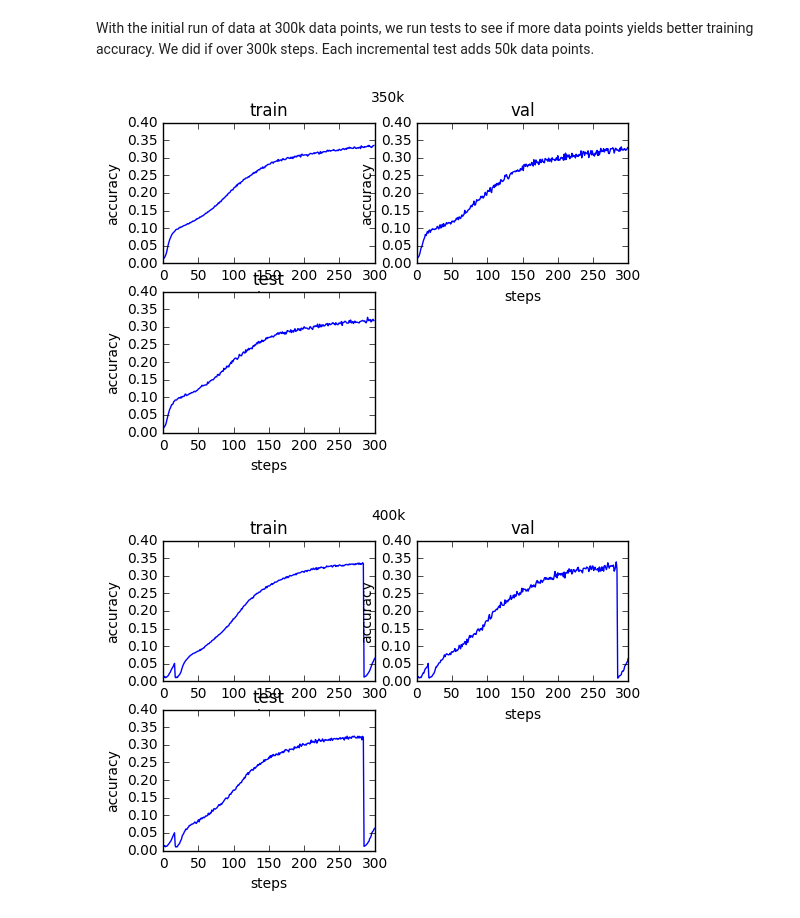
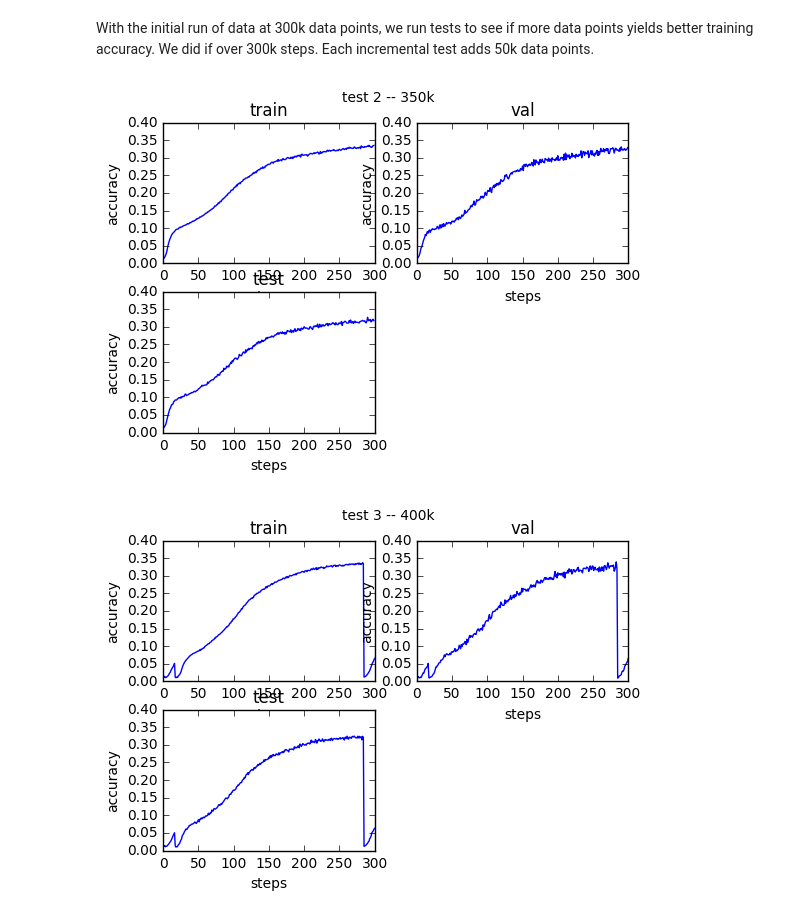
Before and after one commit to gfanti/bitcoin-deanonymization, a Jupyter notebook: vis-tests.ipynb, the cells around one changed output. Saved outputs shown, nothing was run; the diff lists cells and outputs as text; code cells hidden in the pictures.

```diff
--- a/vis-tests.ipynb
+++ b/vis-tests.ipynb
@@ -112,6 +118,15 @@ ds+= [np.genfromtxt('tests/datasize/datasize_350000.csv', delimiter=',')]
 ds+= [np.genfromtxt('tests/datasize/datasize_400000.csv', delimiter=',')]
 ds+= [np.genfromtxt('tests/datasize/datasize_450000.csv', delimiter=',')]
 ds+= [np.genfromtxt('tests/datasize/datasize_500000.csv', delimiter=',')]
+ds+= [np.genfromtxt('tests/datasize/datasize_550000.csv', delimiter=',')]
+ds+= [np.genfromtxt('tests/datasize/datasize_600000.csv', delimiter=',')]
+ds+= [np.genfromtxt('tests/datasize/datasize_650000.csv', delimiter=',')]
+ds+= [np.genfromtxt('tests/datasize/datasize_700000.csv', delimiter=',')]
+ds+= [np.genfromtxt('tests/datasize/datasize_750000.csv', delimiter=',')]
+ds+= [np.genfromtxt('tests/datasize/datasize_800000.csv', delimiter=',')]
+ds+= [np.genfromtxt('tests/datasize/datasize_850000.csv', delimiter=',')]
+ds+= [np.genfromtxt('tests/datasize/datasize_900000.csv', delimiter=',')]
+ds+= [np.genfromtxt('tests/datasize/datasize_950000.csv', delimiter=',')]
 
 
 for i, arr in enumerate(ds):
@@ -120,17 +135,17 @@ for i, arr in enumerate(ds):
 # %%
 for i, arr in enumerate(ds):
     titles = ['train', 'val', 'test']
     plt.figure()
     for j in range(3):
         plt.subplot(2,2,j+1)
         plt.plot((ds[i])[:,j])
         plt.title(titles[j])
         plt.xlim(0,300)
         plt.ylim(0,.4)
         plt.xlabel('steps')
         plt.ylabel('accuracy')
-    plt.suptitle(str(300 + (i+1)*50)+'k')
+    plt.suptitle('test ' + str(i+2) + ' -- ' + str(300 + (i+1)*50)+'k')
     plt.show()
 # %% [output]
-[figure, old version]
+[figure, new version]
-[figure, old version]
+[figure, new version]
```
Also changed, not shown: parts of 4 cells of this notebook.
